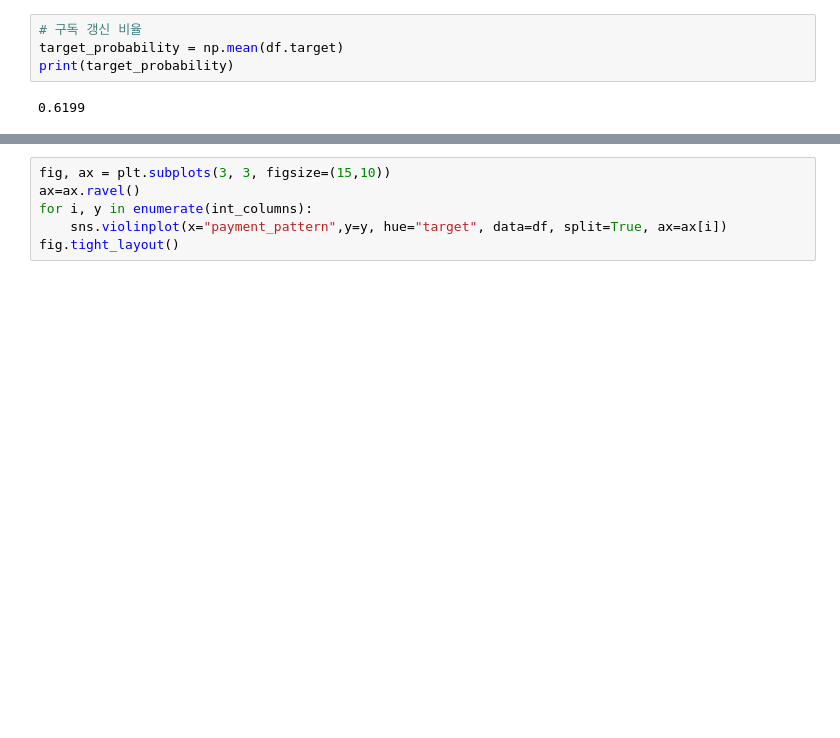
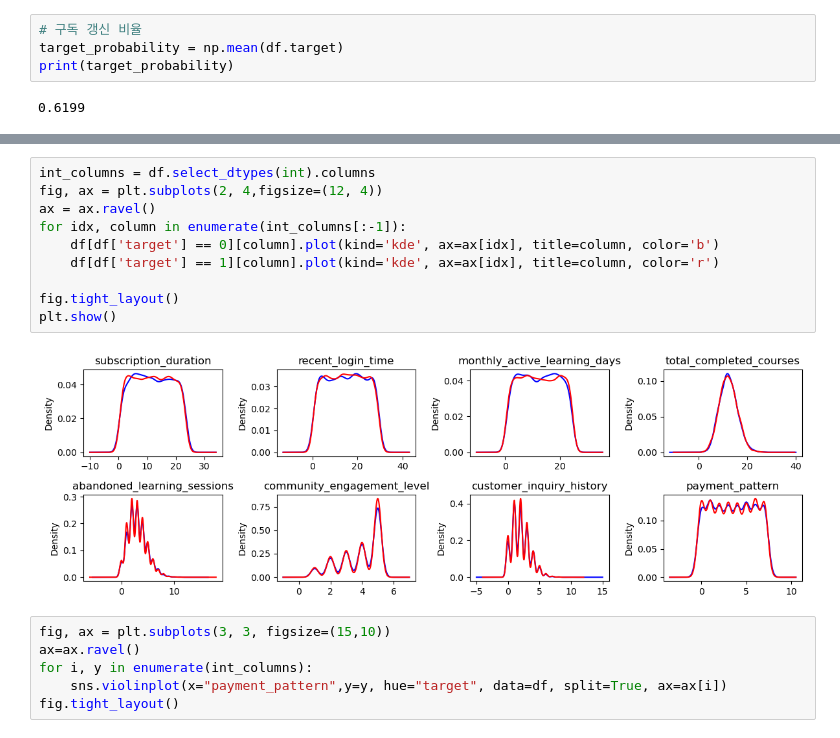
Before and after one commit to yadonnn/dacon_subscription_classification, a Jupyter notebook: EDA.ipynb, the cells around one changed output, grey strips where cells are left out. Drawn from its saved outputs; the diff is of its cells as text; blank space fills up the shorter version.

```diff
--- a/EDA.ipynb
+++ b/EDA.ipynb
@@ -165,3 +138,15 @@ plt.show()
+# %%
+int_columns = df.select_dtypes(int).columns
+fig, ax = plt.subplots(2, 4,figsize=(12, 4))
+ax = ax.ravel()
+for idx, column in enumerate(int_columns[:-1]):
+	df[df['target'] == 0][column].plot(kind='kde', ax=ax[idx], title=column, color='b')
+	df[df['target'] == 1][column].plot(kind='kde', ax=ax[idx], title=column, color='r')
+
+fig.tight_layout()
+plt.show()
+# %% [output]
+[figure, added]
 # %%
 fig, ax = plt.subplots(3, 3, figsize=(15,10))
 ax=ax.ravel()
```
Also changed, not shown: parts of 5 cells of this notebook.
